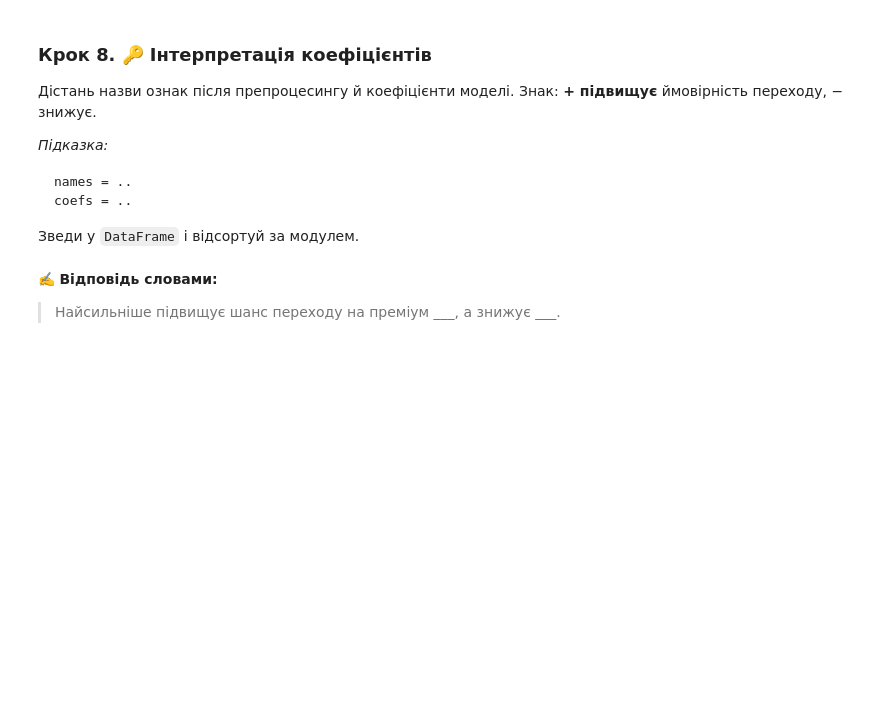
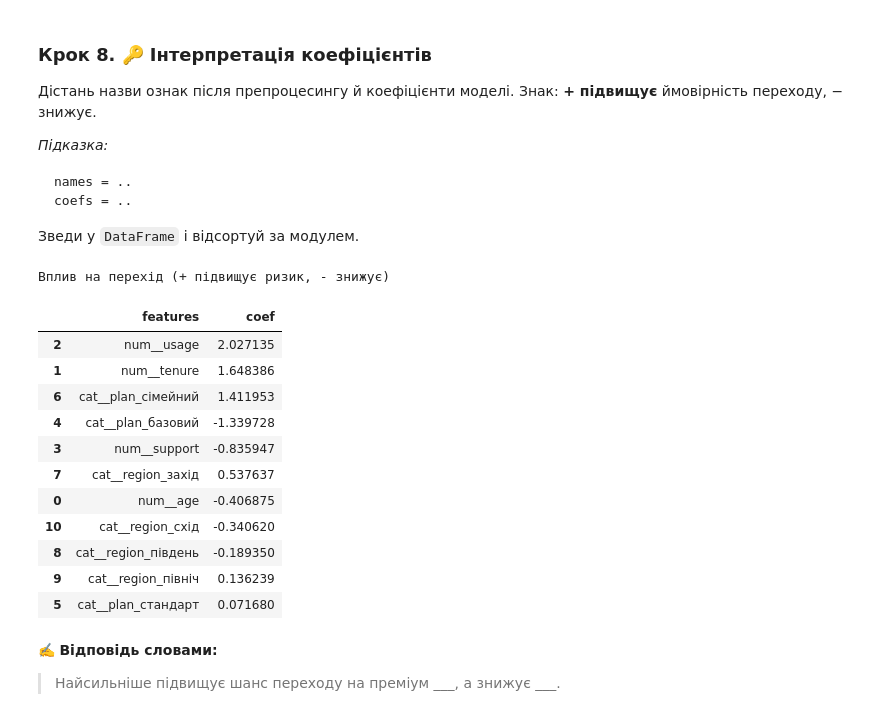
Before and after one commit to NadiiaIvashchuk/DTA_2026, a Jupyter notebook: ML/logreg_pipeline_TASKS.ipynb, the cells around one changed output. Saved outputs shown, nothing was run; the diff lists cells and outputs as text; code cells hidden in the pictures; blank space fills up the shorter version.

```diff
--- a/ML/logreg_pipeline_TASKS.ipynb
+++ b/ML/logreg_pipeline_TASKS.ipynb
@@ -168,3 +256,27 @@ coefs = ..
+# %%
+# TODO: побудуй таблицю "ознака — коефіцієнт", відсортовану за |коеф.|
+names = pipe.named_steps['prep'].get_feature_names_out()
+coefs = pipe.named_steps['model'].coef_[0]
+coef_df = pd.DataFrame({
+    'features': names,
+    'coef': coefs
+}).sort_values('coef', key=abs, ascending=False)
+print("Вплив на перехід (+ підвищує ризик, - знижує)")
+coef_df
+# %% [output]
+Вплив на перехід (+ підвищує ризик, - знижує)
+|  | features | coef |
+| 2 | num__usage | 2.027135 |
+| 1 | num__tenure | 1.648386 |
+| 6 | cat__plan_сімейний | 1.411953 |
+| 4 | cat__plan_базовий | -1.339728 |
+| 3 | num__support | -0.835947 |
+| 7 | cat__region_захід | 0.537637 |
+| 0 | num__age | -0.406875 |
+| 10 | cat__region_схід | -0.340620 |
+| 8 | cat__region_південь | -0.189350 |
+| 9 | cat__region_північ | 0.136239 |
+| 5 | cat__plan_стандарт | 0.071680 |
 # %% [markdown]
 ✍️ **Відповідь словами:**
 > Найсильніше підвищує шанс переходу на преміум ___, а знижує ___.
```
Also changed, not shown: parts of 12 cells of this notebook.
